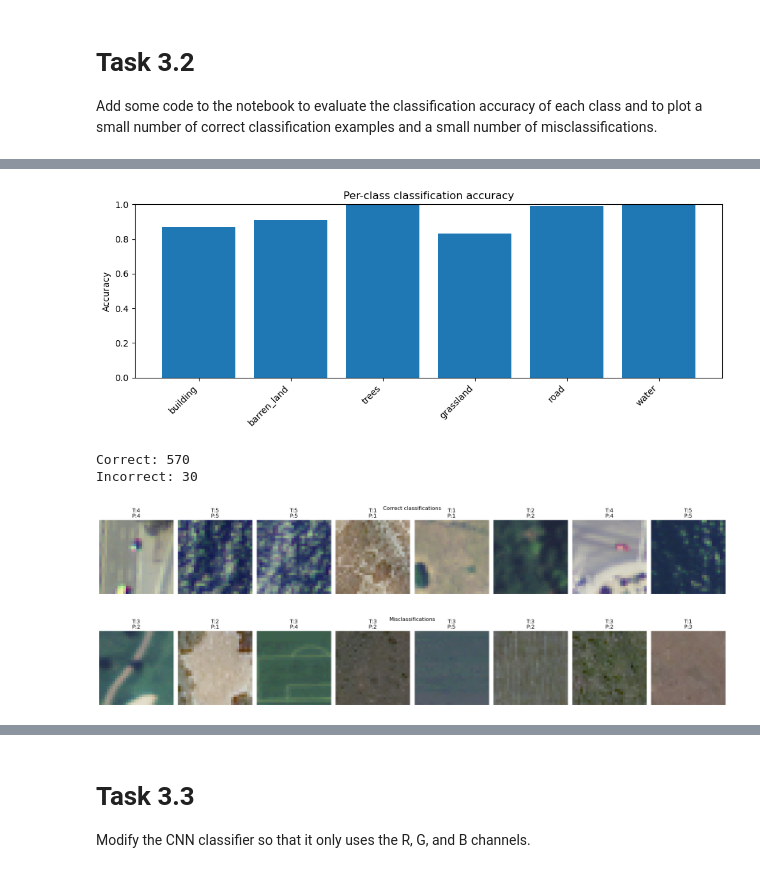
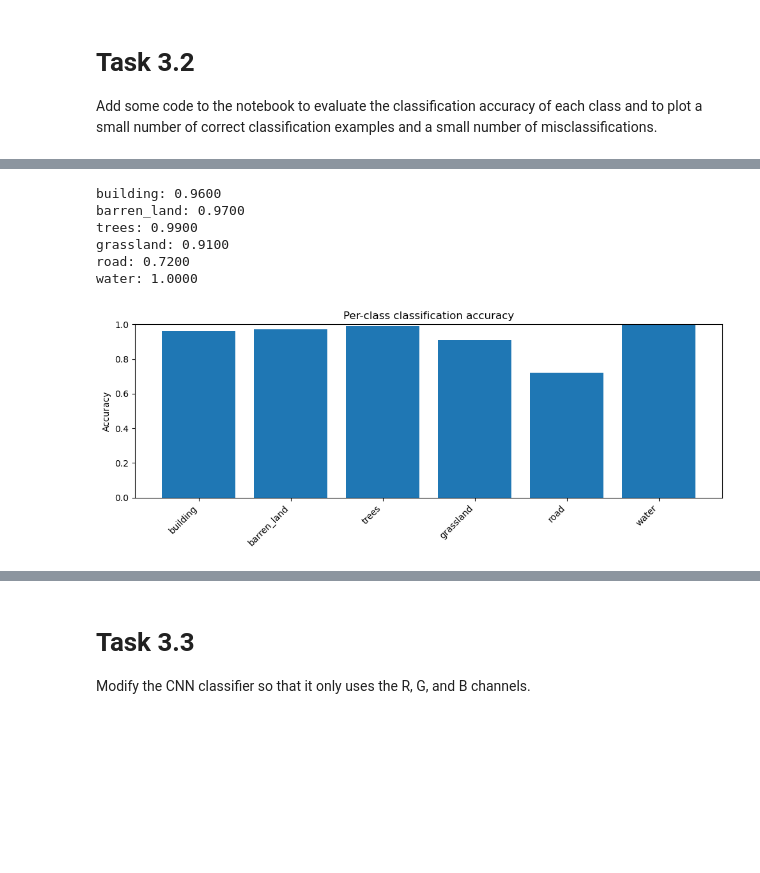
Before and after one commit to Hornston3/remote-sensing-lc, a Jupyter notebook: CNN_classifier_on_remote_sensing_image.ipynb, the cells around one changed output, grey strips where cells are left out. Saved outputs shown, nothing was run; the diff lists cells and outputs as text; code cells hidden in the pictures; blank space fills up the shorter version.

```diff
--- a/CNN_classifier_on_remote_sensing_image.ipynb
+++ b/CNN_classifier_on_remote_sensing_image.ipynb
@@ -443,23 +420,0 @@ Class 5: 1.0000
-# %%
-class_acc_named = {annotations[0][c]: v for c, v in class_acc.items()} # get the label names from the annotations, otherwise we only have digits 0 to 5 instead
-
-fig, ax = plt.subplots(figsize=(10, 4))
-
-ax.bar(class_acc_named.keys(), class_acc_named.values())
-ax.set_ylabel("Accuracy")
-ax.set_ylim(0, 1)
-ax.set_title("Per-class classification accuracy")
-plt.xticks(rotation=45, ha='right')
-plt.tight_layout()
-plt.show()
-# %% [output]
-[figure, removed]
-# %%
-correct_idx = np.where(all_preds == all_true)[0]
-incorrect_idx = np.where(all_preds != all_true)[0]
-
-print("Correct:", len(correct_idx))
-print("Incorrect:", len(incorrect_idx))
-# %% [output]
-Correct: 570
-Incorrect: 30
@@ -502,6 +421,29 @@ def plot_samples(indices, dataset, title, n=8):
-# %%
-plot_samples(correct_idx, sat6_test_dataset, "Correct classifications")
-plot_samples(incorrect_idx, sat6_test_dataset, "Misclassifications")
-# %% [output]
-[figure, removed]
-[figure, removed]
+# %%
+y_pred = np.array(pred_labels)
+true_class = np.array(true_labels)
+
+acc_per_class = {}
+
+for i, column in enumerate(labels_1):
+    idx = true_class == i
+    acc = accuracy_score(true_class[idx], y_pred[idx])
+    acc_per_class[column] = acc
+    print(f"{column}: {acc:.4f}")
+
+# plot per-class accuracy
+fig, ax = plt.subplots(figsize=(10, 4))
+ax.bar(acc_per_class.keys(), acc_per_class.values())
+ax.set_ylabel("Accuracy")
+ax.set_ylim(0, 1)
+ax.set_title("Per-class classification accuracy")
+plt.xticks(rotation=45, ha='right')
+plt.tight_layout()
+plt.show()
+# %% [output]
+building: 0.9600
+barren_land: 0.9700
+trees: 0.9900
+grassland: 0.9100
+road: 0.7200
+water: 1.0000
+[figure, added]
```
Also changed, not shown: parts of 11 cells of this notebook, 2 other files.
